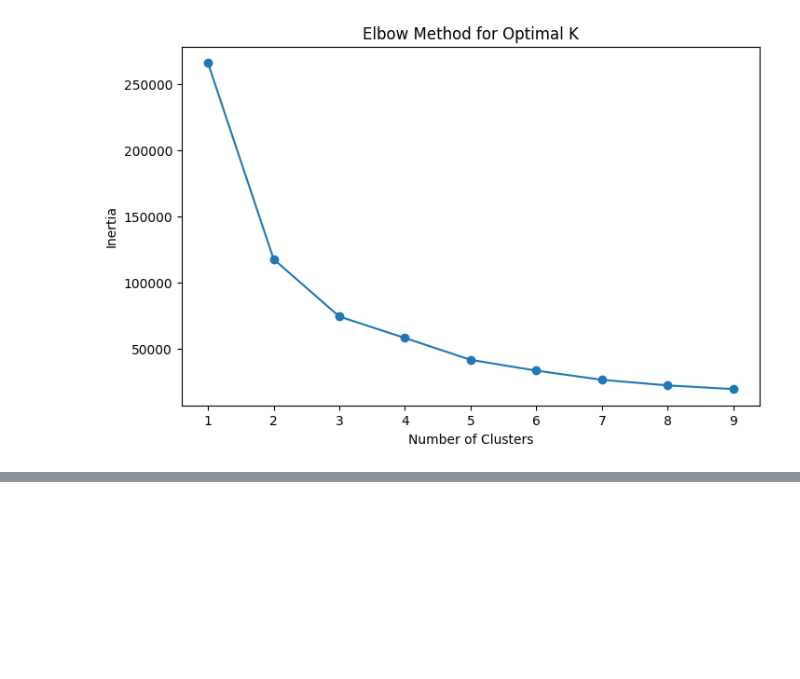
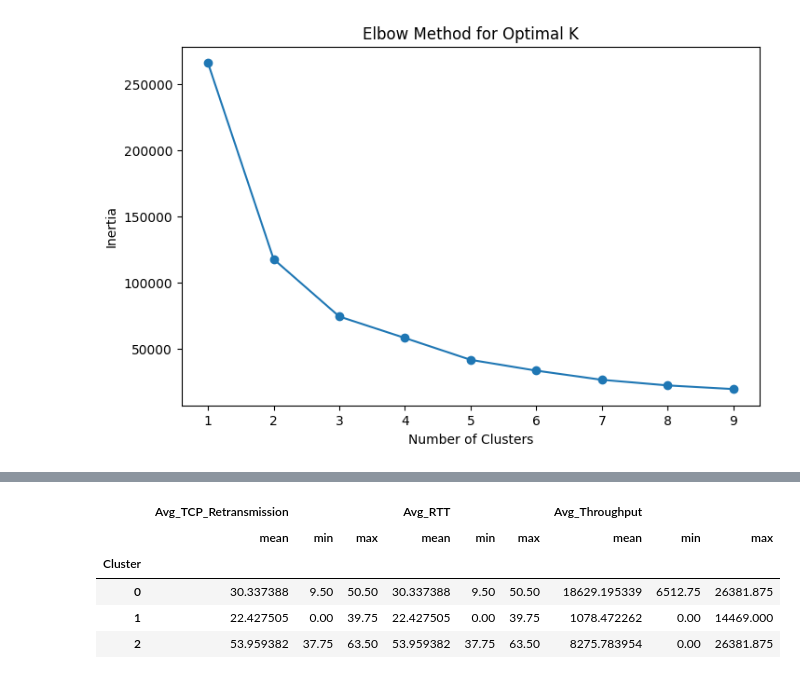
Before and after one commit to naolatomsa/TellCo, a Jupyter notebook: notebooks/experienceAnalytics.ipynb, the cells around one changed output, grey strips where cells are left out. Saved outputs shown, nothing was run; the diff lists cells and outputs as text; code cells hidden in the pictures; blank space fills up the shorter version.

```diff
--- a/notebooks/experienceAnalytics.ipynb
+++ b/notebooks/experienceAnalytics.ipynb
@@ -394,0 +402,9 @@ scaled_data = k_means_clustering(aggregated)
+# %%
+cluster_summary
+# %% [output]
+|  | Avg_TCP_Retransmission |  |  | Avg_RTT |  |  | Avg_Throughput |  |  |
+|  | mean | min | max | mean | min | max | mean | min | max |
+| Cluster |  |  |  |  |  |  |  |  |  |
+| 0 | 30.337388 | 9.50 | 50.50 | 30.337388 | 9.50 | 50.50 | 18629.195339 | 6512.75 | 26381.875 |
+| 1 | 22.427505 | 0.00 | 39.75 | 22.427505 | 0.00 | 39.75 | 1078.472262 | 0.00 | 14469.000 |
+| 2 | 53.959382 | 37.75 | 63.50 | 53.959382 | 37.75 | 63.50 | 8275.783954 | 0.00 | 26381.875 |
```
Also changed, not shown: parts of 2 cells of this notebook.
